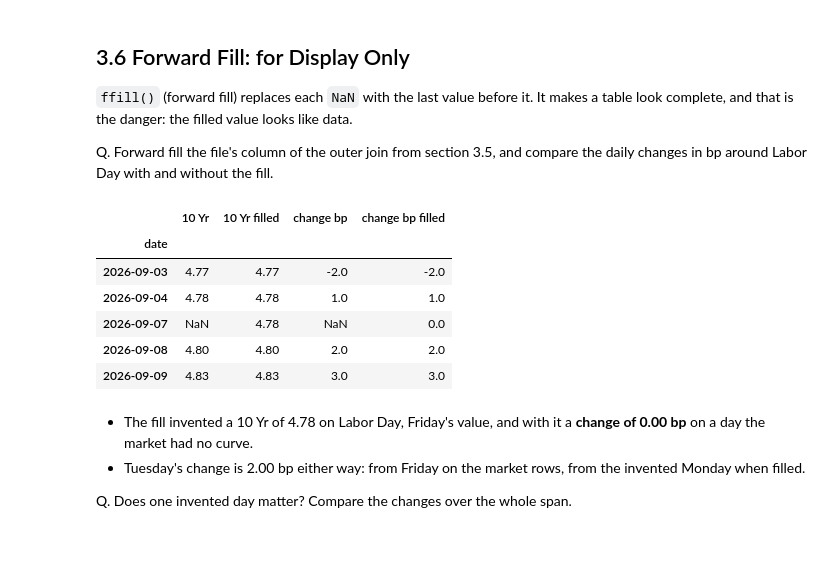
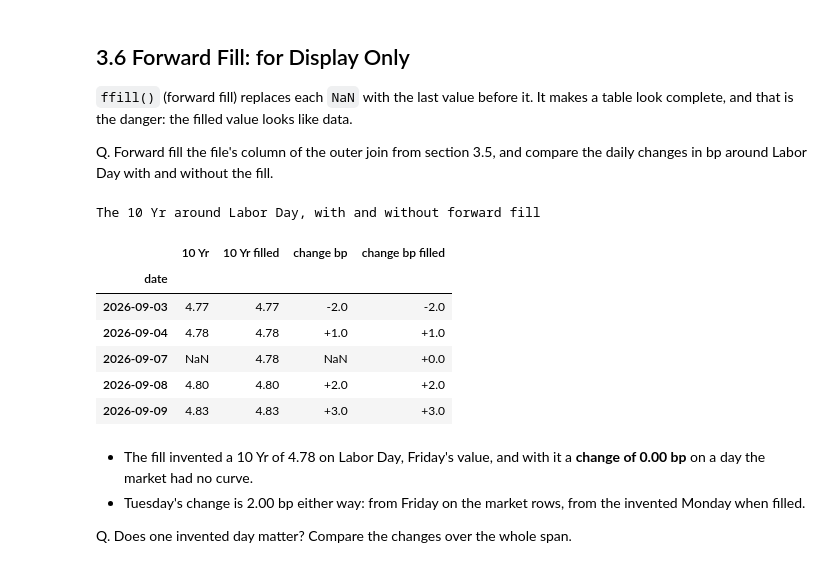
Before and after one commit to lenamonj/python-fixed-income, a Jupyter notebook: course3_market_data/week1/day3/03_market_calendars_and_cleaning.ipynb, the cells around one changed output. Saved outputs shown, nothing was run; the diff lists cells and outputs as text; code cells hidden in the pictures.

```diff
--- a/course3_market_data/week1/day3/03_market_calendars_and_cleaning.ipynb
+++ b/course3_market_data/week1/day3/03_market_calendars_and_cleaning.ipynb
@@ -1504,21 +1640,27 @@ Q. Forward fill the file's column of the outer join from section 3.5, and compar
 # %%
 filled = both["file"].ffill()
 
 # daily changes in bp: from each row to the row before it, times 100 because yields are in percent
 change_rows = file_span.diff() * 100
 change_filled = filled.diff() * 100
 
 table = pd.DataFrame({"10 Yr": file_span, "10 Yr filled": filled,
                       "change bp": change_rows, "change bp filled": change_filled})
-table.loc["2026-09-03":"2026-09-09"].round(2)
+# a styled copy of the rows around Labor Day: format shows one decimal for bp, highlight_null shades the NaN
+(table.loc["2026-09-03":"2026-09-09"].round(2).style
+    .format({"10 Yr": "{:.2f}", "10 Yr filled": "{:.2f}", "change bp": "{:+.1f}", "change bp filled": "{:+.1f}"}, na_rep="NaN")
+    .format_index("{:%Y-%m-%d}")
+    .highlight_null(color="#f3d9b8")
+    .set_caption("The 10 Yr around Labor Day, with and without forward fill"))
 # %% [output]
+The 10 Yr around Labor Day, with and without forward fill
 |  | 10 Yr | 10 Yr filled | change bp | change bp filled |
 | date |  |  |  |  |
 | 2026-09-03 | 4.77 | 4.77 | -2.0 | -2.0 |
-| 2026-09-04 | 4.78 | 4.78 | 1.0 | 1.0 |
-| 2026-09-07 | NaN | 4.78 | NaN | 0.0 |
-| 2026-09-08 | 4.80 | 4.80 | 2.0 | 2.0 |
-| 2026-09-09 | 4.83 | 4.83 | 3.0 | 3.0 |
+| 2026-09-04 | 4.78 | 4.78 | +1.0 | +1.0 |
+| 2026-09-07 | NaN | 4.78 | NaN | +0.0 |
+| 2026-09-08 | 4.80 | 4.80 | +2.0 | +2.0 |
+| 2026-09-09 | 4.83 | 4.83 | +3.0 | +3.0 |
 # %% [markdown]
 * The fill invented a 10 Yr of 4.78 on Labor Day, Friday's value, and with it a **change of 0.00 bp** on a day the market had no curve.
 * Tuesday's change is 2.00 bp either way: from Friday on the market rows, from the invented Monday when filled.
```
Also changed, not shown: parts of 34 cells of this notebook, 2 other files.
